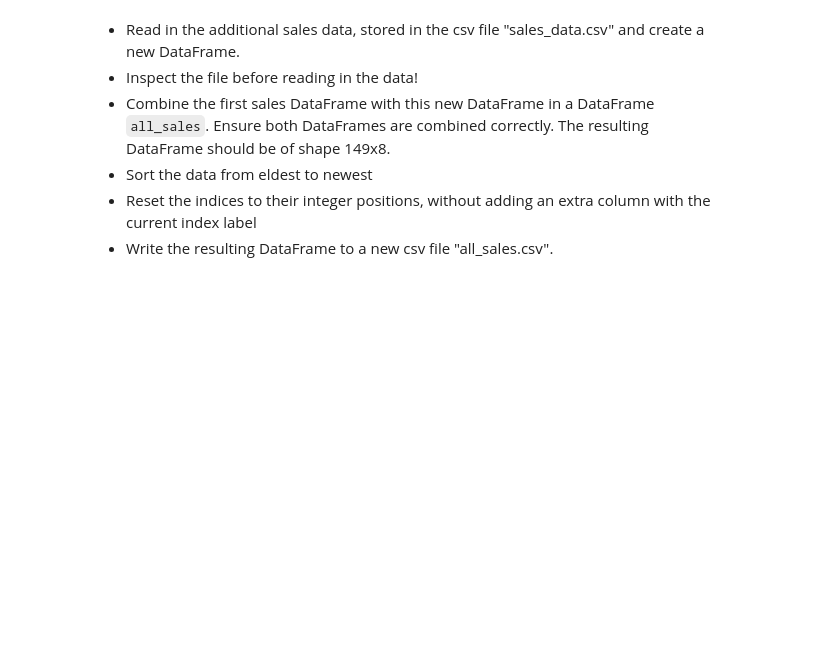
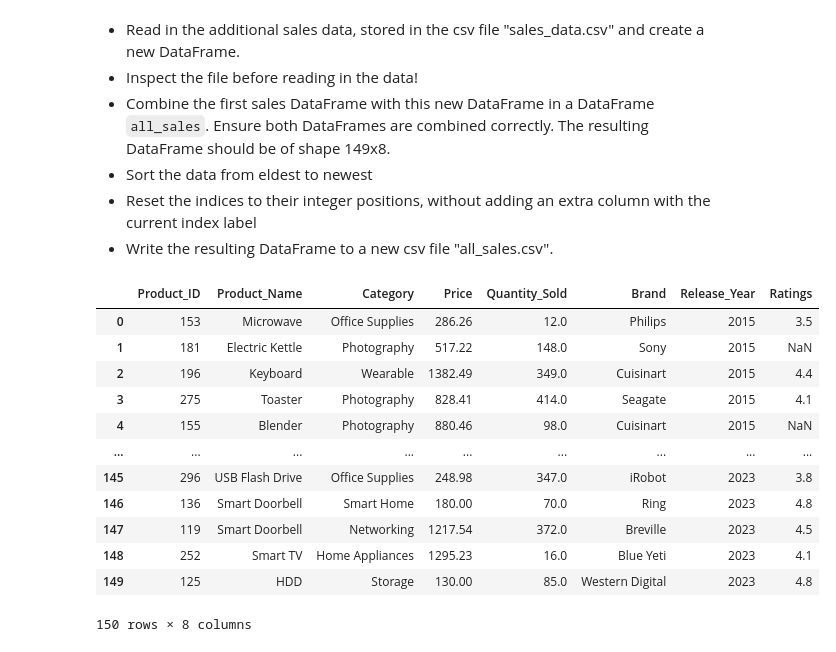
Before and after one commit to Oleksandr-Uvarov/P2-coursematerial-2425, a Jupyter notebook: 05-data-processing/02-pandas/2.3-pandas_dataframes/exercises_dataframes.ipynb, the cells around one changed output. Drawn from its saved outputs; the diff is of its cells as text; code cells hidden in the pictures; blank space fills up the shorter version.

Commit message:
Finished workingo n dataframes + data visualization.

```diff
--- a/05-data-processing/02-pandas/2.3-pandas_dataframes/exercises_dataframes.ipynb
+++ b/05-data-processing/02-pandas/2.3-pandas_dataframes/exercises_dataframes.ipynb
@@ -443,3 +435,36 @@ sales[sales["Price"] < 100]
+# %%
+# Sales data part 2
+sales_data = pd.read_csv("sales_data.csv", sep=",", index_col=0)
+sales_data.index = sales_data["Product ID"]
+sales_data.index.name = None
+sales_data.rename(columns={"Product ID": "Product_ID", "Product Name": "Product_Name",
+                            "Quantity Sold": "Quantity_Sold", "Release Year": "Release_Year"}, inplace=True)
+sales_data
+# all_sales = sales + sales_data
+all_sales = pd.concat([sales_data, sales])
+# sales
+
+all_sales.sort_values("Release_Year", inplace=True)
+all_sales.reset_index(drop=True, inplace=True)
+
+all_sales.to_csv("all_sales.csv")
+
+all_sales
+# Your code
+# %% [output]
+|  | Product_ID | Product_Name | Category | Price | Quantity_Sold | Brand | Release_Year | Ratings |
+| 0 | 153 | Microwave | Office Supplies | 286.26 | 12.0 | Philips | 2015 | 3.5 |
+| 1 | 181 | Electric Kettle | Photography | 517.22 | 148.0 | Sony | 2015 | NaN |
+| 2 | 196 | Keyboard | Wearable | 1382.49 | 349.0 | Cuisinart | 2015 | 4.4 |
+| 3 | 275 | Toaster | Photography | 828.41 | 414.0 | Seagate | 2015 | 4.1 |
+| 4 | 155 | Blender | Photography | 880.46 | 98.0 | Cuisinart | 2015 | NaN |
+| ... | ... | ... | ... | ... | ... | ... | ... | ... |
+| 145 | 296 | USB Flash Drive | Office Supplies | 248.98 | 347.0 | iRobot | 2023 | 3.8 |
+| 146 | 136 | Smart Doorbell | Smart Home | 180.00 | 70.0 | Ring | 2023 | 4.8 |
+| 147 | 119 | Smart Doorbell | Networking | 1217.54 | 372.0 | Breville | 2023 | 4.5 |
+| 148 | 252 | Smart TV | Home Appliances | 1295.23 | 16.0 | Blue Yeti | 2023 | 4.1 |
+| 149 | 125 | HDD | Storage | 130.00 | 85.0 | Western Digital | 2023 | 4.8 |
+150 rows × 8 columns
 # %% [markdown]
 #### About the dataset
 
```
Also changed, not shown: parts of 3 cells of this notebook, 1 other file.
